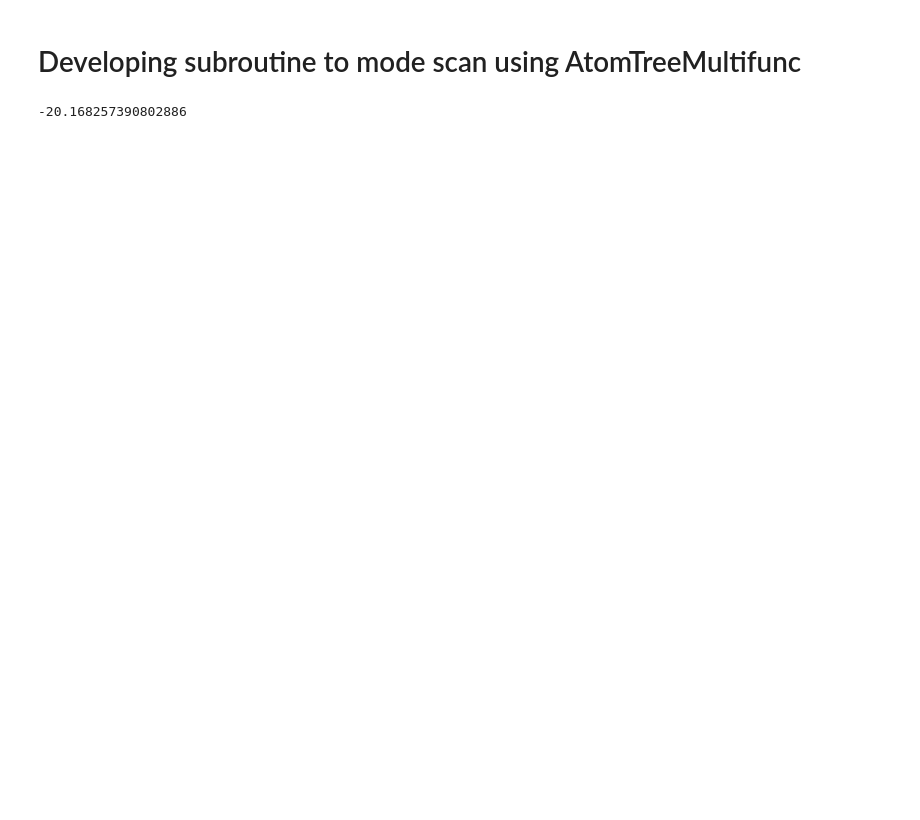
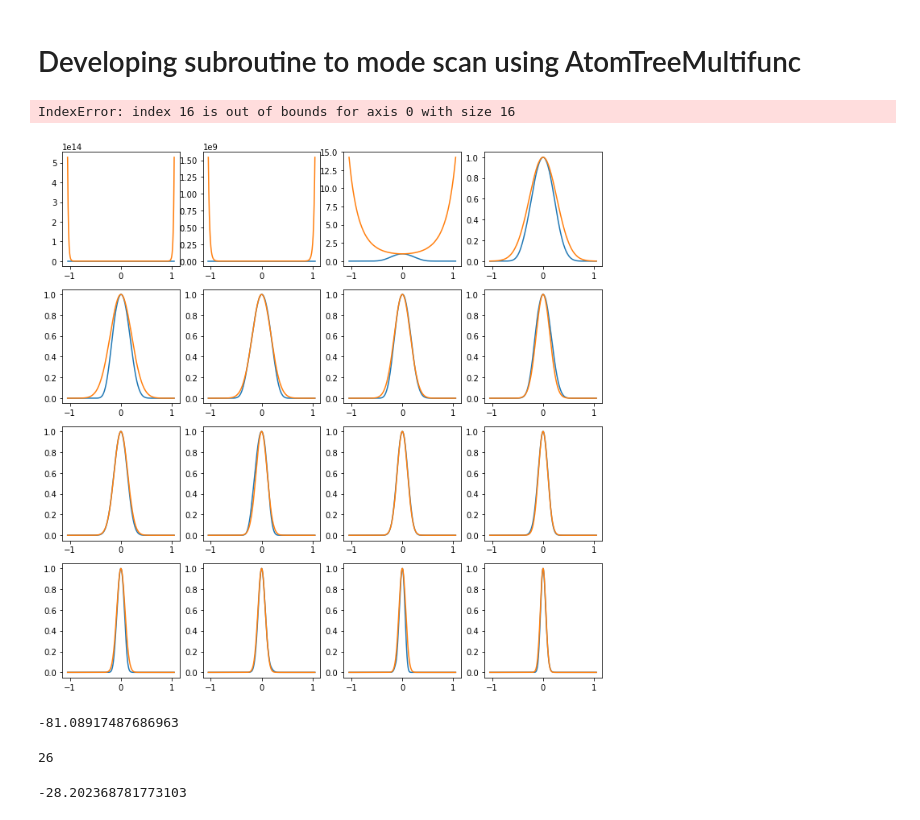
Before and after one commit to maa805/mining-minima, a Jupyter notebook: MiningMinima/scratch/new_min_and_hess_devel.ipynb, the cells around one changed output. Cells and saved outputs as stored; diff of their text form; code cells hidden in the pictures; blank space fills up the shorter version.

```diff
--- a/MiningMinima/scratch/new_min_and_hess_devel.ipynb
+++ b/MiningMinima/scratch/new_min_and_hess_devel.ipynb
@@ -6,5 +6,5 @@ from MiningMinima import *
 # Developing subroutine to extract function derivative evaluations
 # %%
 # use mm object to get stuff
-seq1, seq2 = 'gg', 'cc'
-mm_sim = MiningMinima(seq1,seq2)
+seq1, seq2 = 'ggg', 'ccc'
+mm_sim = MiningMinima(seq1,seq2, scorefxn='stepwise/rna/turner_new')
@@ -28,7 +40,7 @@ min_map.setup(pose,movemap)
 # set up min options
 min_options = core.optimization.MinimizerOptions(
     'lbfgs_armijo_nonmonotone',1e-15,True,False,False)
-
+min_options.nblist_auto_update(True)
 # get scorefunction ready for minimization
 start_score = scorefxn(pose)
 pose.energies().set_use_nblist(pose,min_map.domain_map(),True)
@@ -45,6 +57,6 @@ multifunc.dfunc(theta,dE_dtheta)
 
 # set up minimizer and run
 minimizer = core.optimization.Minimizer(multifunc,min_options)
-for _ in range(10): minimizer.run(min_dofs)
+for _ in range(1): minimizer.run(min_dofs)
 print dE_dtheta
 # %% [output]
@@ -128,9 +178,30 @@ def mode_scan(min_dofs, multifunc, mode, limit=np.pi/3, dx=0.005):
 
     return result
 # %%
-total_log_partition = 0
-dx = 0.005
-for mode in modes.T: # columns of array are eigenvectors
-    result = mode_scan(min_dofs, multifunc, mode, limit=4*np.pi/3, dx=dx)
-    result -= multifunc(min_dofs)
-    total_log_partition += np.log(np.trapz(np.exp(-result),dx=dx))
+def compute_total_partition(min_dofs, multifunc, modes, limit=np.pi/3, dx=0.005):
+    # initialize output
+    total_log_partition = 0
+    total_log_harmonic = 0
+    scans = tuple()
+
+    for ii, mode in enumerate(modes.T): # columns of array are eigenvectors
+        if eigenvalues[ii] < 0: continue
+        result = mode_scan(min_dofs, multifunc, mode, limit=limit, dx=dx)
+        result -= multifunc(min_dofs)
+        scans = scans + (result,)
+        total_log_partition += np.log(np.trapz(np.exp(-result),dx=dx))
+        total_log_harmonic +=
+    scans = np.row_stack(scans)
+    return total_log_partition, scans
+# %%
+total_log_partition, mode_scans = compute_total_partition(min_dofs, multifunc, modes)
+# %%
+xx = np.linspace(-np.pi/3,np.pi/3,int(2*np.pi/3/0.005))
+fig, ax = plt.subplots(ncols=4,nrows=4,figsize=(12,12))
+for ii, scan in enumerate(mode_scans):
+    curr_ax = ax.flatten()[ii]
+    curr_ax.plot(xx,np.exp(-scan))
+    curr_ax.plot(xx,np.exp(-eigenvalues[ii]*(180./np.pi)**1*xx**2))
+# %% [output]
+IndexError: index 16 is out of bounds for axis 0 with size 16
+[figure, added]
@@ -137,7 +217,16 @@ for mode in modes.T: # columns of array are eigenvectors
+# %%
+E = np.linspace(-100,800,9001)
+-logsumexp(-E,b=dos(E))
+# %% [output]
+-81.08917487686963
+# %%
+print n
+# %% [output]
+26
 # %%
 multifunc(min_dofs) - total_log_partition
 # %% [output]
--20.168257390802886
+-28.202368781773103
 # %%
 sims = ['aaa_uuu', 'aa_uu', 'cc_gg', 'ccc_ggg', 'cc_gg', 'gaa_uuc', 'gac_guc', 'gag_cuc', 'gau_auc', 'ga_uc', 'gcc_ggc', 'gcg_cgc', 'gga_ucc', 'gg_cc', 'ggc_gcc', 'ggg_ccc', 'ggu_acc', 'gu_ac', 'guc_gac', 'guu_aac']
 
```
Also changed, not shown: parts of 16 cells of this notebook, 1 other file.
